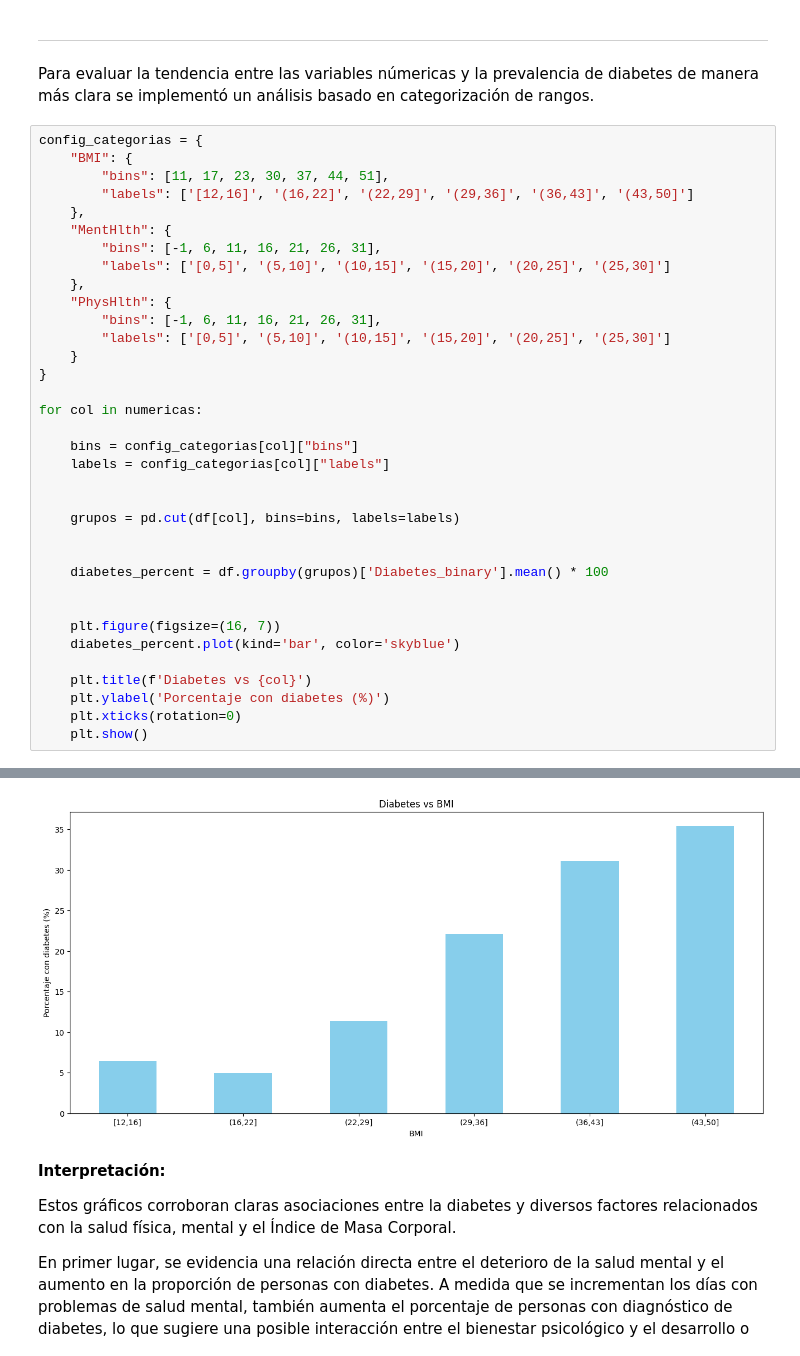
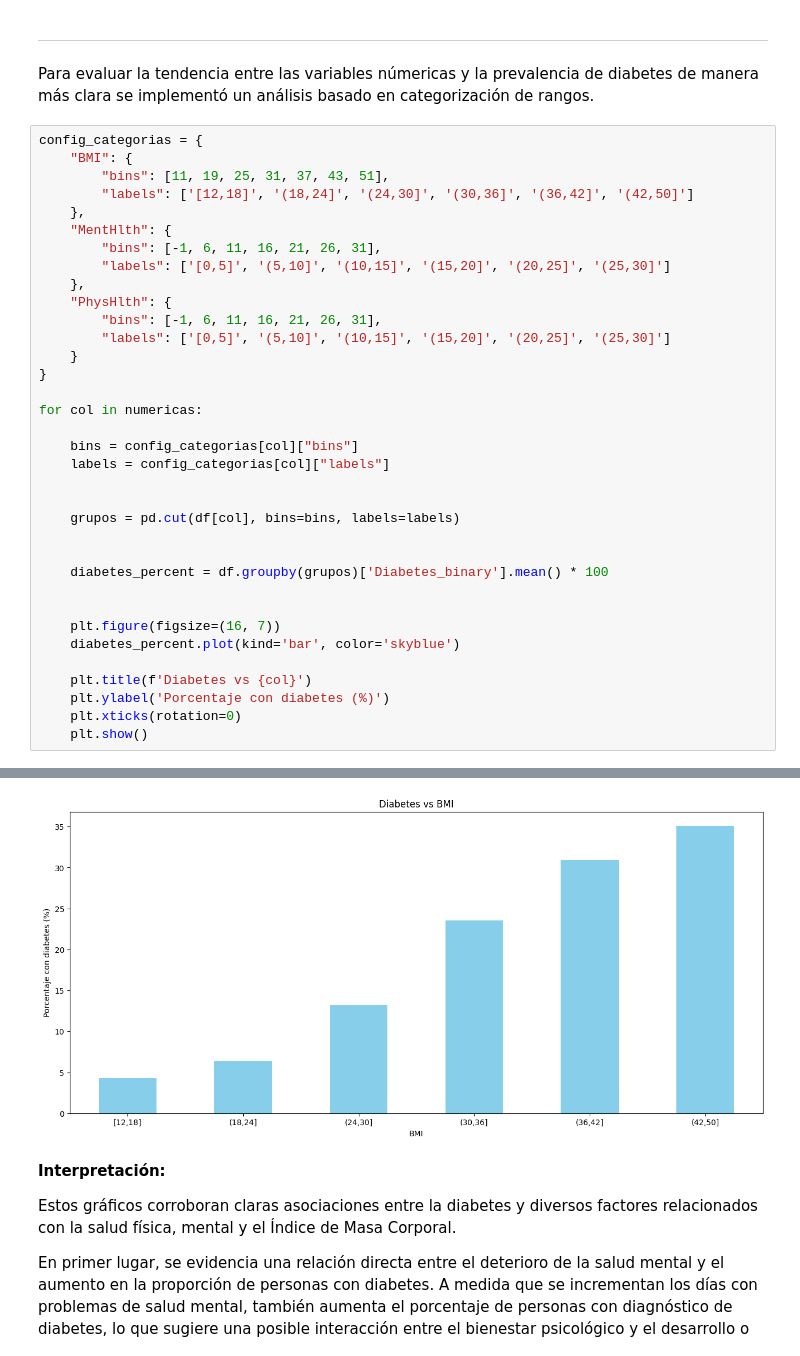
Before and after one commit to DAVIDML2005/Project-Diabetes-Prediabetes-Prediction, a Jupyter notebook: _sources/notebooks.ipynb, the cells around one changed output, grey strips where cells are left out. Saved outputs shown, nothing was run; the diff lists cells and outputs as text.

```diff
--- a/_sources/notebooks.ipynb
+++ b/_sources/notebooks.ipynb
@@ -646,42 +640,42 @@ Para evaluar la tendencia entre las variables númericas y la prevalencia de dia
 # %%
 config_categorias = {
     "BMI": {
-        "bins": [11, 17, 23, 30, 37, 44, 51],
-        "labels": ['[12,16]', '(16,22]', '(22,29]', '(29,36]', '(36,43]', '(43,50]']
+        "bins": [11, 19, 25, 31, 37, 43, 51],
+        "labels": ['[12,18]', '(18,24]', '(24,30]', '(30,36]', '(36,42]', '(42,50]']
     },
     "MentHlth": {
         "bins": [-1, 6, 11, 16, 21, 26, 31],
         "labels": ['[0,5]', '(5,10]', '(10,15]', '(15,20]', '(20,25]', '(25,30]']
     },
     "PhysHlth": {
         "bins": [-1, 6, 11, 16, 21, 26, 31],
         "labels": ['[0,5]', '(5,10]', '(10,15]', '(15,20]', '(20,25]', '(25,30]']
     }
 }
 
 for col in numericas:
 
     bins = config_categorias[col]["bins"]
     labels = config_categorias[col]["labels"]
 
 
     grupos = pd.cut(df[col], bins=bins, labels=labels)
 
 
     diabetes_percent = df.groupby(grupos)['Diabetes_binary'].mean() * 100
 
 
     plt.figure(figsize=(16, 7))
     diabetes_percent.plot(kind='bar', color='skyblue')
 
     plt.title(f'Diabetes vs {col}')
     plt.ylabel('Porcentaje con diabetes (%)')
     plt.xticks(rotation=0)
     plt.show()
 # %% [output]
 [figure]
 [figure]
-[figure, old version]
+[figure, new version]
 # %% [markdown]
 **Interpretación:**
 
```
Also changed, not shown: parts of 99 cells of this notebook, 22 other files.
